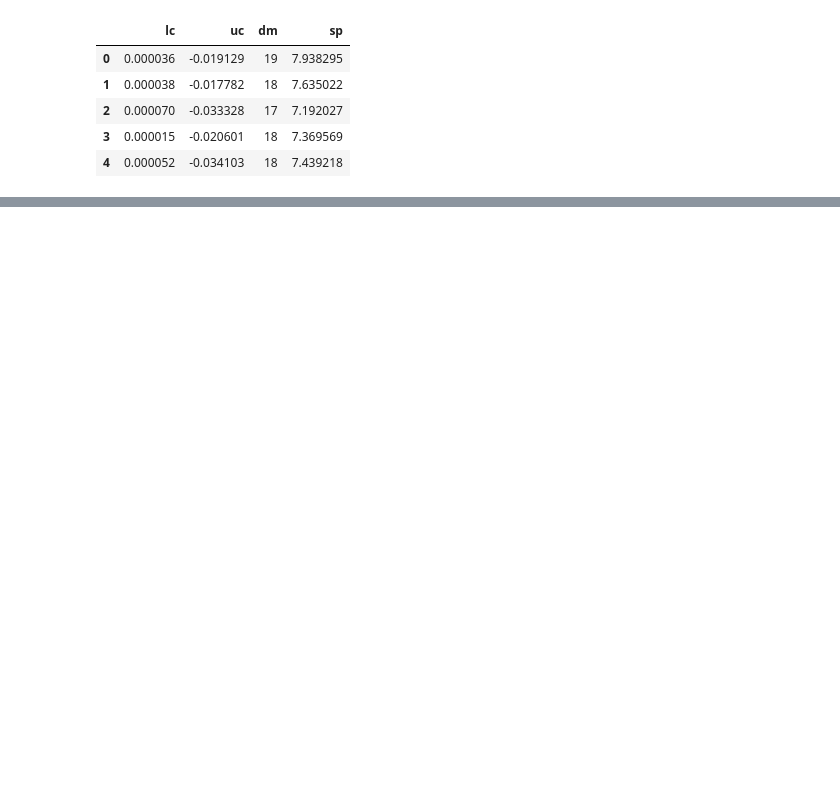
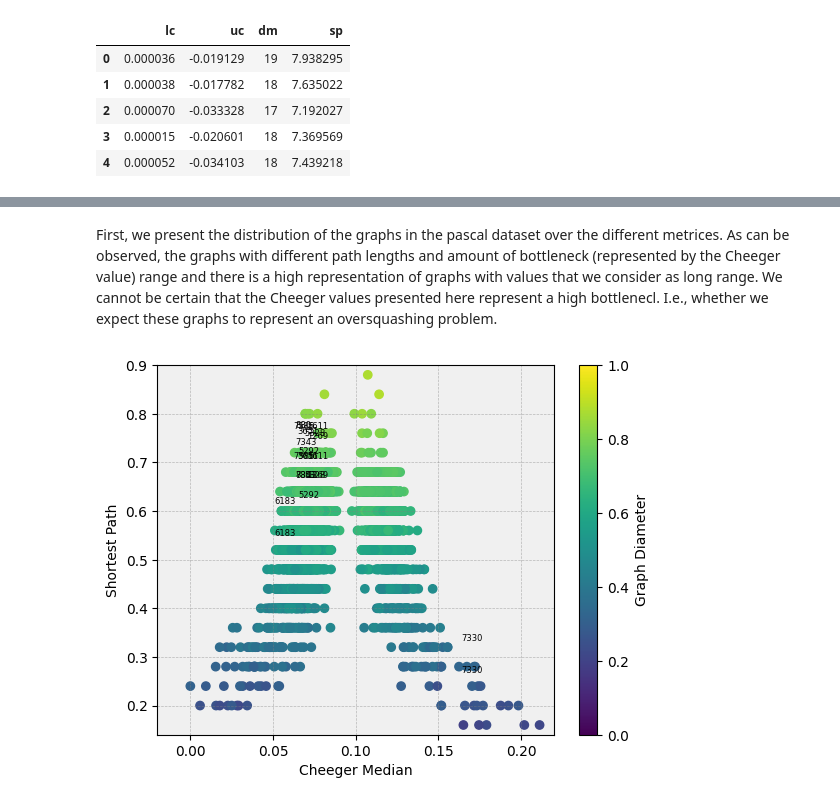
Before and after one commit to amityaharoni/dl2-analyse_graphs, a Jupyter notebook: analyse_graphs.ipynb, the cells around one changed output, grey strips where cells are left out. Drawn from its saved outputs; the diff is of its cells as text; code cells hidden in the pictures; blank space fills up the shorter version.

Commit message:
first notebook

```diff
--- a/analyse_graphs.ipynb
+++ b/analyse_graphs.ipynb
@@ -87,31 +87,35 @@ plt.show()
+# %% [markdown]
+First, we present the distribution of the graphs in the pascal dataset over the different metrices. As can be observed, the graphs with different path lengths and amount of bottleneck (represented by the Cheeger value) range and there is a high representation of graphs with values that we consider as long range. We cannot be certain that the Cheeger values presented here represent a high bottlenecl. I.e., whether we expect these graphs to represent an oversquashing problem.
 # %%
 # Generate a list of 10 random indices from the first 3000 graphs
-random_indices = random.sample(range(8000), 200)
+random_indices = random.sample(range(8000), 10)
 
 # Set the limits for each metric
 cheeger_median_limit = (-0.02, 0.22)
 shortest_path_limit = (0.14, 0.9)
 graph_diameter_limit = (0, 1)
 
 # Create the plot
 fig, ax = plt.subplots()
 ax.scatter(cheeger_median_norm, shortest_path_norm, c=graph_diameter_norm, cmap='viridis')
 ax.set_xlabel('Cheeger Median')
 ax.set_ylabel('Shortest Path')
 ax.set_xlim(cheeger_median_limit)
 ax.set_ylim(shortest_path_limit)
 ax.set_facecolor('#f0f0f0')
 ax.grid(True, linestyle='--', linewidth=0.5, color='gray', alpha=0.5)
 
 # Add a colorbar
 sm = plt.cm.ScalarMappable(cmap='viridis', norm=plt.Normalize(vmin=0, vmax=1))
 sm._A = []
 cbar = fig.colorbar(sm, ax=ax)
 cbar.set_label('Graph Diameter')
 
 # Add the index labels
 for i in random_indices:
-    plt.annotate(str(i), (cheeger_median_norm[i], shortest_path_norm[i]), textcoords="offset points", xytext=(0,10), ha='center', fontsize=8)
-    plt.annotate(str(i), (cheeger_median_norm[i], graph_diameter_norm[i]), textcoords="offset points", xytext=(0,10), ha='center', fontsize=8)
+    plt.annotate(str(i), (cheeger_median_norm[i], shortest_path_norm[i]), textcoords="offset points", xytext=(0,10), ha='center', fontsize=6)
+    plt.annotate(str(i), (cheeger_median_norm[i], graph_diameter_norm[i]), textcoords="offset points", xytext=(0,10), ha='center', fontsize=6)
 # ax.set_xticklabels([f'{i:.0f}' for i in ax.get_xticks()], fontsize=2)
 plt.show()
+# %% [output]
+[figure, added]
```
Also changed, not shown: parts of 2 cells of this notebook.
